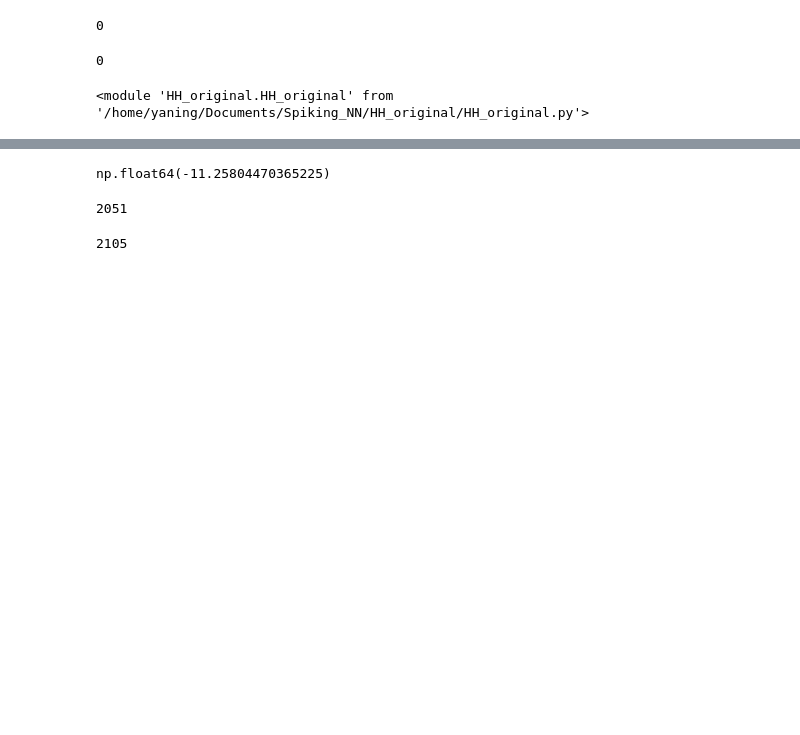
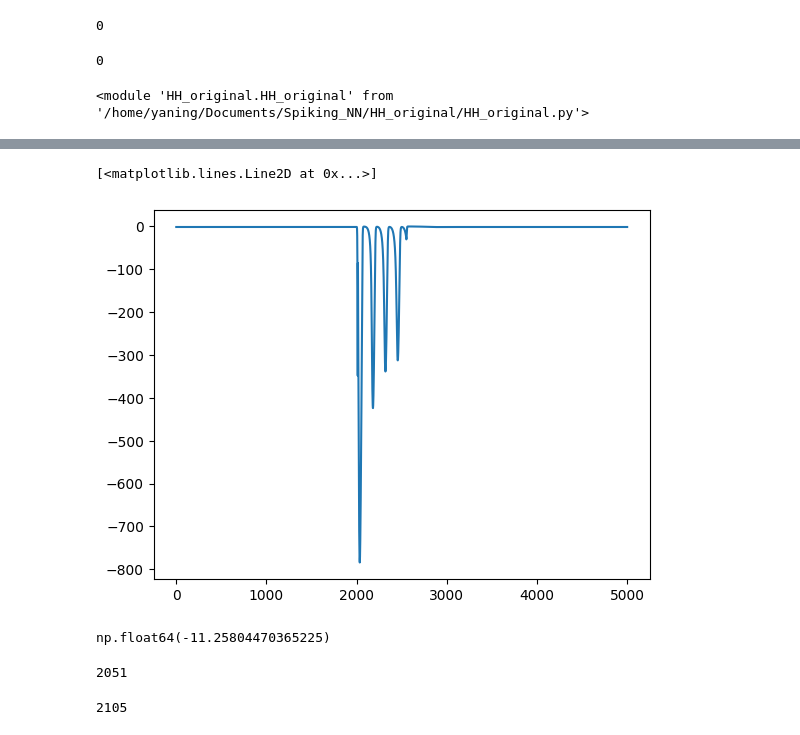
Before and after one commit to hhsherlock/Spiking_NN, a Jupyter notebook: HH_original/run_original.ipynb, the cells around one changed output, grey strips where cells are left out. Drawn from its saved outputs; the diff is of its cells as text; code cells hidden in the pictures; blank space fills up the shorter version.

```diff
--- a/HH_original/run_original.ipynb
+++ b/HH_original/run_original.ipynb
@@ -100,3 +102,8 @@ plt.show()
+# %%
+plt.plot(na_currents)
+# %% [output]
+[<matplotlib.lines.Line2D at 0x...>]
+[figure, added]
 # %%
 min(voltages)
 # %% [output]
```
Also changed, not shown: parts of 1 cell of this notebook, 2 other files.
